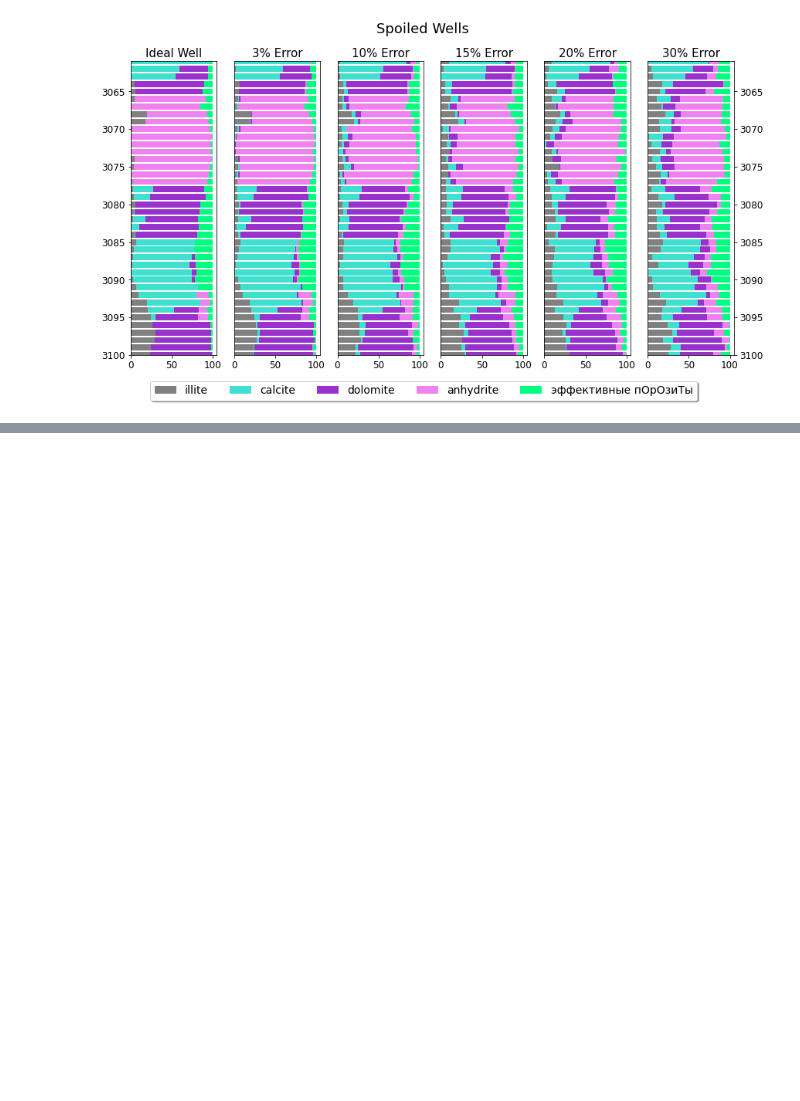
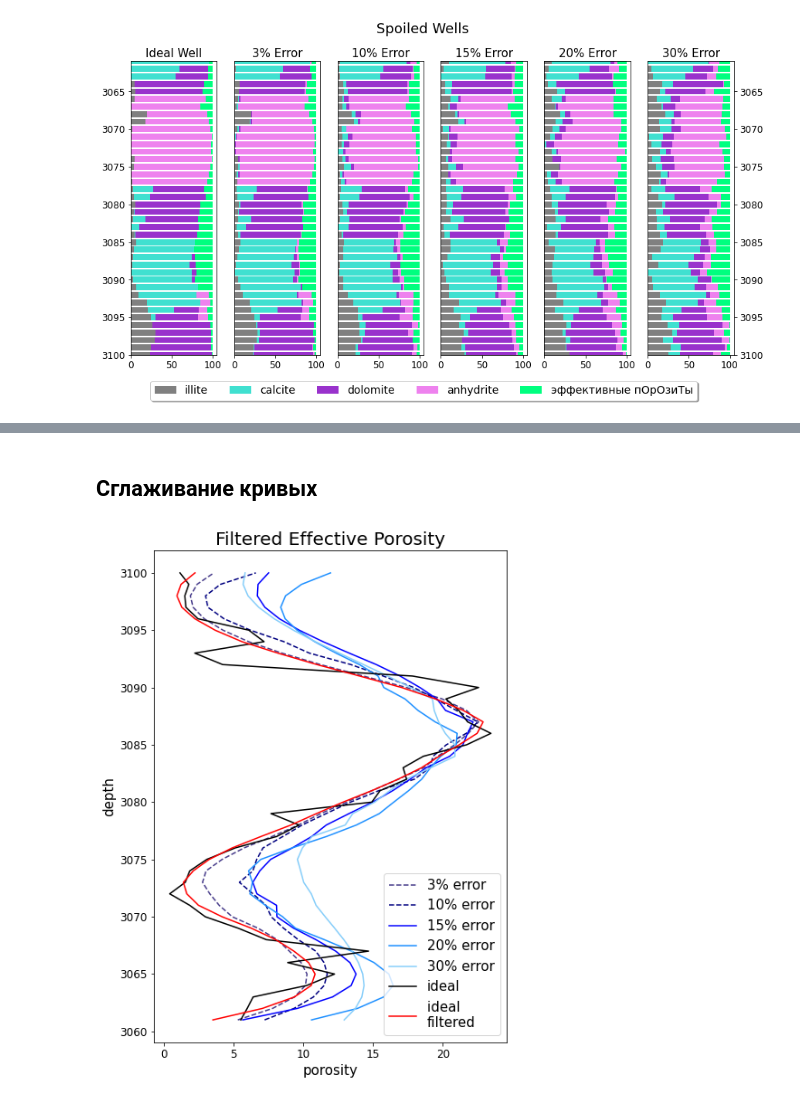
Before and after one commit to vdvorian/gradientDescent, a Jupyter notebook: artificial_well.ipynb, the cells around one changed output, grey strips where cells are left out. Drawn from its saved outputs; the diff is of its cells as text; code cells hidden in the pictures; blank space fills up the shorter version.

```diff
--- a/artificial_well.ipynb
+++ b/artificial_well.ipynb
@@ -1410,0 +1411,37 @@ draw_porosity_for_spoiled_wells(depth, all_por, all_por_3, all_por_10, all_por_1
+# %% [markdown]
+## Сглаживание кривых
+# %%
+from scipy.signal import savgol_filter
+
+# Savitzky-Golay filter
+def filter_porosity(por, window = 13):
+    por_filtered = savgol_filter(por, window, 3)
+    return por_filtered
+# %%
+spline_0 = filter_porosity(all_por)
+spline_3 = filter_porosity(all_por_3)
+spline_10 = filter_porosity(all_por_10)
+spline_15 = filter_porosity(all_por_15, window = 17)
+spline_20 = filter_porosity(all_por_20, window = 17)
+spline_30 = filter_porosity(all_por_30, window = 21)
+# %%
+def draw_filtered_porosity(depth, spline_0, spline_3, spline_10, spline_15, spline_20, spline_30):
+
+    plt.figure(figsize = (7, 10))
+    plt.xlabel('porosity', fontsize = 15)
+    plt.ylabel('depth', fontsize = 15)
+    plt.title('Filtered Effective Porosity', fontsize = 20)
+
+    plt.plot(spline_3, depth, c = '#483D8B', linestyle = '--')
+    plt.plot(spline_10, depth, c = '#000080', linestyle = '--')
+    plt.plot(spline_15, depth, c = '#0000FF')
+    plt.plot(spline_20, depth, c = '#1E90FF')
+    plt.plot(spline_30, depth, c = '#87CEFA')
+    plt.plot(all_por, depth, c = 'k')
+    plt.plot(spline_0, depth, c = 'r')
+
+    plt.legend(['3% error', '10% error', '15% error', '20% error', '30% error', 'ideal', 'ideal \nfiltered'], fontsize = 15)
+# %%
+draw_filtered_porosity(depth, spline_0, spline_3, spline_10, spline_15, spline_20, spline_30)
+# %% [output]
+[figure, added]
```
Also changed, not shown: parts of 24 cells of this notebook.
